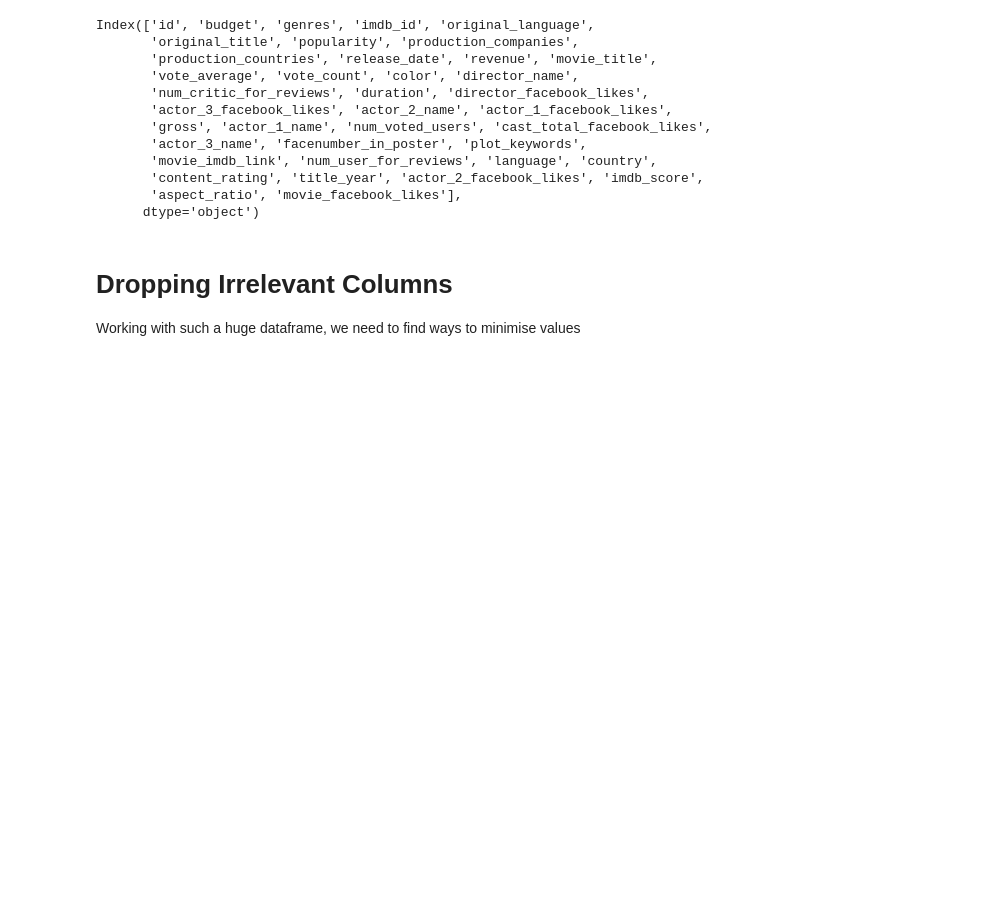
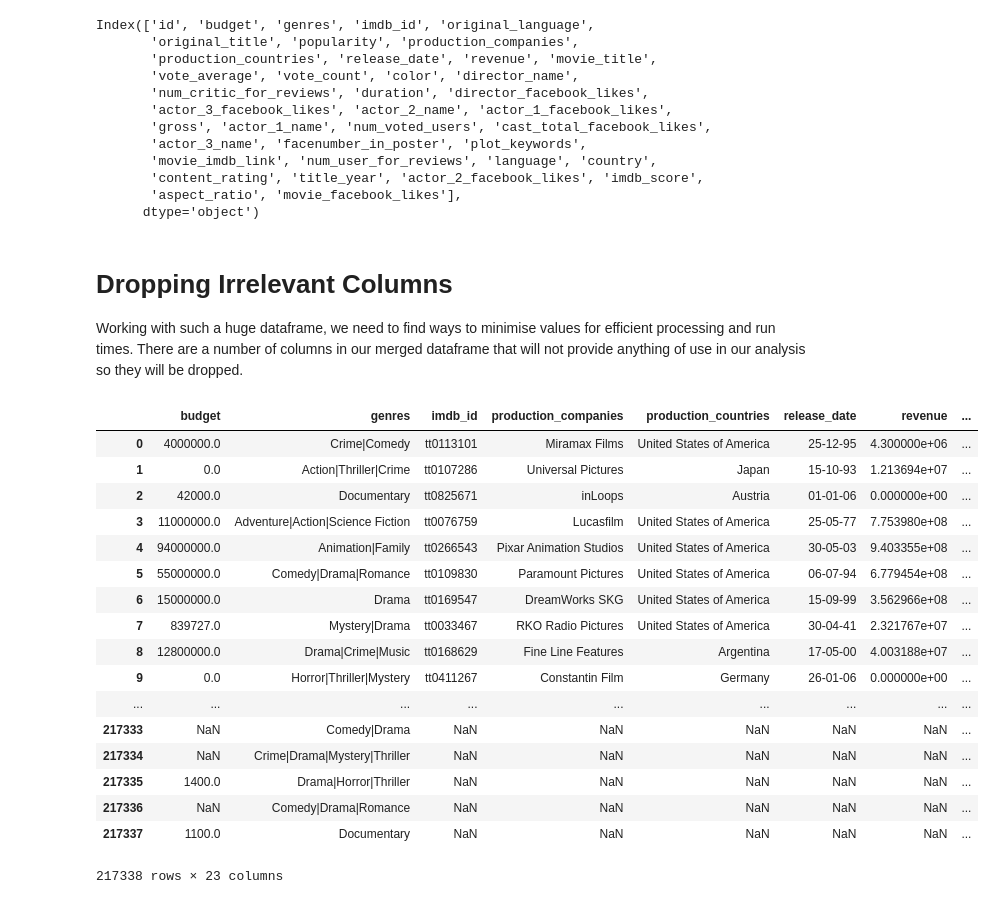
Before and after one commit to arianaroz/data-science-project-2019, a Jupyter notebook: project_working.ipynb, the cells around one changed output. Drawn from its saved outputs; the diff is of its cells as text; code cells hidden in the pictures; blank space fills up the shorter version.

Commit message:
Dropped columns & tried to change datatypes (Caitlin)

```diff
--- a/project_working.ipynb
+++ b/project_working.ipynb
@@ -174,4 +174,28 @@ Index(['id', 'budget', 'genres', 'imdb_id', 'original_language',
 # %% [markdown]
 # Dropping Irrelevant Columns
 
-Working with such a huge dataframe, we need to find ways to minimise values
+Working with such a huge dataframe, we need to find ways to minimise values for efficient processing and run times. There are a number of columns in our merged dataframe that will not provide anything of use in our analysis so they will be dropped.
+# %%
+working_df.drop(columns = ['id', 'original_language', 'popularity', 'vote_count', 'color', 'num_critic_for_reviews', 'duration'
+                             , 'num_voted_users', 'cast_total_facebook_likes', 'facenumber_in_poster', 'plot_keywords',
+                             'movie_imdb_link', 'num_user_for_reviews', 'content_rating', 'aspect_ratio', 'original_title'
+                          ])
+# %% [output]
+|  | budget | genres | imdb_id | production_companies | production_countries | release_date | revenue | ... |
+| 0 | 4000000.0 | Crime|Comedy | tt0113101 | Miramax Films | United States of America | 25-12-95 | 4.300000e+06 | ... |
+| 1 | 0.0 | Action|Thriller|Crime | tt0107286 | Universal Pictures | Japan | 15-10-93 | 1.213694e+07 | ... |
+| 2 | 42000.0 | Documentary | tt0825671 | inLoops | Austria | 01-01-06 | 0.000000e+00 | ... |
+| 3 | 11000000.0 | Adventure|Action|Science Fiction | tt0076759 | Lucasfilm | United States of America | 25-05-77 | 7.753980e+08 | ... |
+| 4 | 94000000.0 | Animation|Family | tt0266543 | Pixar Animation Studios | United States of America | 30-05-03 | 9.403355e+08 | ... |
+| 5 | 55000000.0 | Comedy|Drama|Romance | tt0109830 | Paramount Pictures | United States of America | 06-07-94 | 6.779454e+08 | ... |
+| 6 | 15000000.0 | Drama | tt0169547 | DreamWorks SKG | United States of America | 15-09-99 | 3.562966e+08 | ... |
+| 7 | 839727.0 | Mystery|Drama | tt0033467 | RKO Radio Pictures | United States of America | 30-04-41 | 2.321767e+07 | ... |
+| 8 | 12800000.0 | Drama|Crime|Music | tt0168629 | Fine Line Features | Argentina | 17-05-00 | 4.003188e+07 | ... |
+| 9 | 0.0 | Horror|Thriller|Mystery | tt0411267 | Constantin Film | Germany | 26-01-06 | 0.000000e+00 | ... |
+| ... | ... | ... | ... | ... | ... | ... | ... | ... |
+| 217333 | NaN | Comedy|Drama | NaN | NaN | NaN | NaN | NaN | ... |
+| 217334 | NaN | Crime|Drama|Mystery|Thriller | NaN | NaN | NaN | NaN | NaN | ... |
+| 217335 | 1400.0 | Drama|Horror|Thriller | NaN | NaN | NaN | NaN | NaN | ... |
+| 217336 | NaN | Comedy|Drama|Romance | NaN | NaN | NaN | NaN | NaN | ... |
+| 217337 | 1100.0 | Documentary | NaN | NaN | NaN | NaN | NaN | ... |
+217338 rows × 23 columns
```
Also changed, not shown: parts of 3 cells of this notebook.
